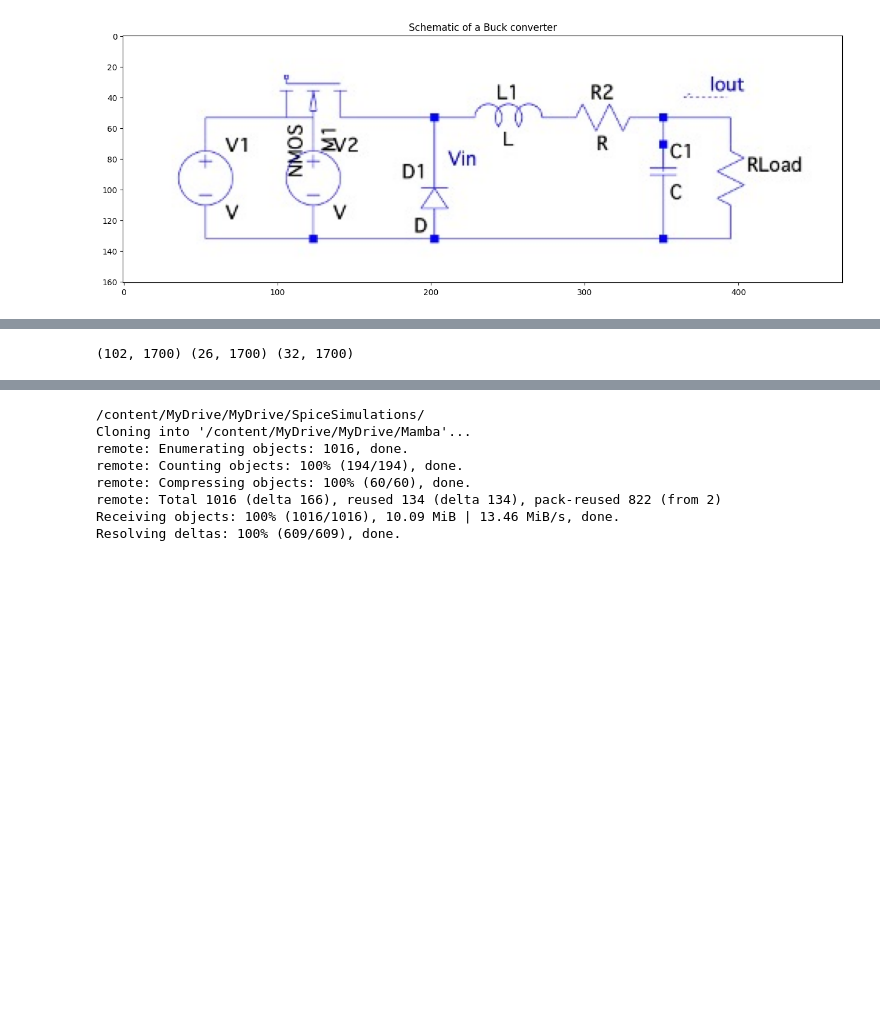
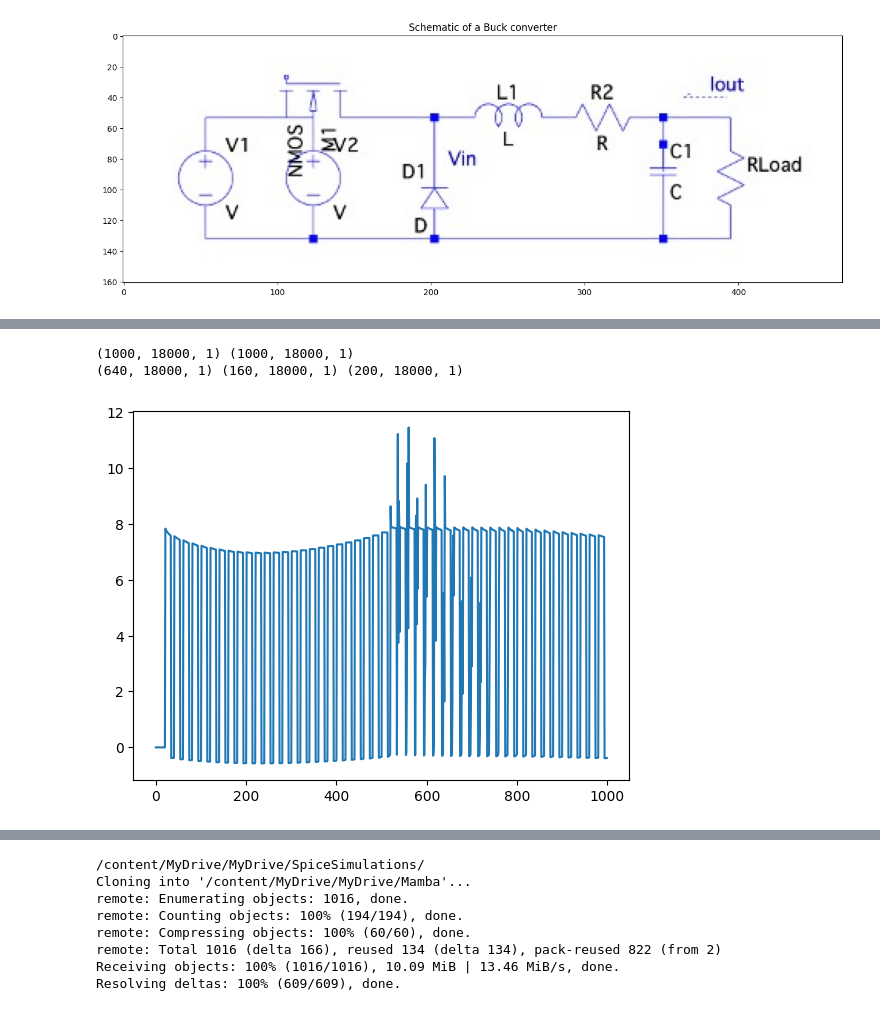
Before and after one commit to czuniga76/S4Model_Tests, a Jupyter notebook: SSSMforcircuits.ipynb, the cells around one changed output, grey strips where cells are left out. Drawn from its saved outputs; the diff is of its cells as text; code cells hidden in the pictures; blank space fills up the shorter version.

```diff
--- a/SSSMforcircuits.ipynb
+++ b/SSSMforcircuits.ipynb
@@ -168,16 +185,26 @@ Text(0.5, 1.0, 'Schematic of a Buck converter')
 # %%
 direc = "/content/MyDrive/MyDrive/SpiceSimulations/"
-X = np.load(direc+"Vsource.npy")
-y = np.load(direc+"iout.npy")
+X = np.load(direc+"buckvarpulse_vin.npy") #  "Vsource_RLfixed_dtPd30.npy")
+y = np.load(direc+"buckvarpulse_vload.npy") #"iout_RLfixed_dtPd30.npy")
+#y2 = np.load(direc+"iL_RfixeddtPd30.npy")
 
+X = np.expand_dims(X,axis=-1)
+y = np.expand_dims(y,axis=-1)
+#y2 = np.expand_dims(y2,axis=-1)
+
+#y = np.concatenate([y,y2],axis=-1)
+print(X.shape,y.shape)
+plt.plot(X[0,:1000])
 from sklearn.model_selection import train_test_split
 
 # Assuming X is your feature matrix and y is your target variable
 X_train, X_test, y_train, y_test = train_test_split(X, y, test_size=0.2, random_state=42)
 X_train, X_val, y_train, y_val = train_test_split(X_train,y_train,test_size=0.2,random_state=42)
 print(X_train.shape,X_val.shape,X_test.shape)
 # %% [output]
-(102, 1700) (26, 1700) (32, 1700)
+(1000, 18000, 1) (1000, 18000, 1)
+(640, 18000, 1) (160, 18000, 1) (200, 18000, 1)
+[figure, added]
 # %%
 
 ids = 100
```
Also changed, not shown: parts of 25 cells of this notebook.
